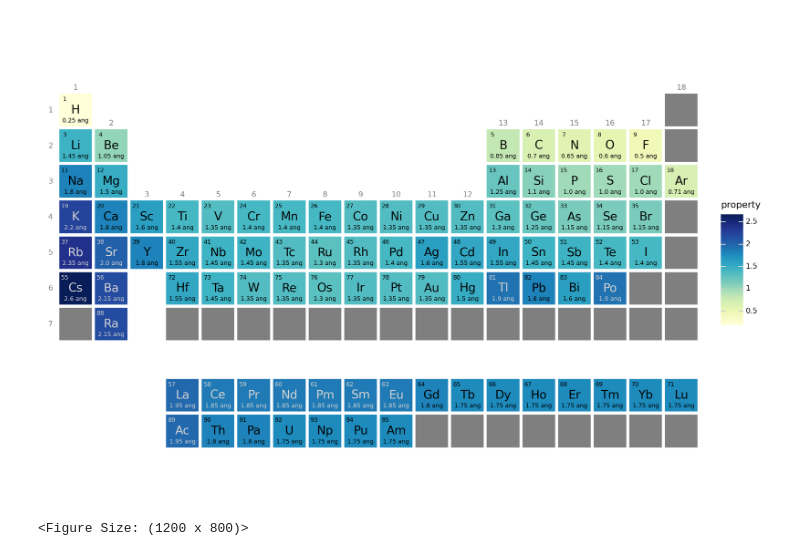
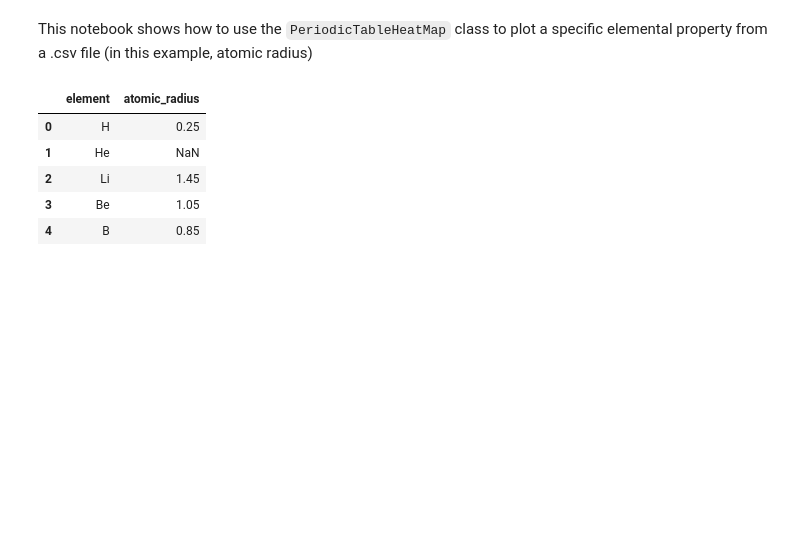
Before and after one commit to elton-ogoshi/pthm, a Jupyter notebook: demo.ipynb, the cells around one changed output. Drawn from its saved outputs; the diff is of its cells as text; code cells hidden in the pictures; blank space fills up the shorter version.

```diff
--- a/demo.ipynb
+++ b/demo.ipynb
@@ -1,37 +1,16 @@
-# %%
-
-import pandas as pd
-from pymatgen.core import Element
-from pthm.core import PeriodicTableHeatMap
-
-
-# Create a dataframe for the periodic table
-heatmap_data = []
-
-for element in Element:
-    if element.row == 6 and element.group  == 3:
-        group_index = element.Z - 53
-        row_index = 9
-    elif element.row == 7 and element.group  == 3:
-        group_index = element.Z - 85
-        row_index = 10
-    else:
-        group_index = element.group
-        row_index = element.row
-
-    heatmap_data.append({
-        'row': row_index,
-        'group': group_index,
-        'property': element.atomic_radius, # Adapt the code here for a custom property
-        'property_str': str(element.atomic_radius), # Adapt the code here for a custom property
-        'symbol': element.symbol,
-        'number': element.Z
-    })
-
-
-df = pd.DataFrame(heatmap_data)
-pt_hm = PeriodicTableHeatMap(df)
-pt_hm.plot()
-# %% [output]
-[figure, removed]
-<Figure Size: (1200 x 800)>
+# %% [markdown]
+This notebook shows how to use the `PeriodicTableHeatMap` class to plot a specific elemental property from a .csv file (in this example, atomic radius)
+# %%
+import pandas as pd
+from pthm.core import PeriodicTableHeatMap
+
+# The dataframe should contain a column called 'elements'.
+df = pd.read_csv('etc/atomic_radius.csv')
+df.head()
+# %% [output]
+|  | element | atomic_radius |
+| 0 | H | 0.25 |
+| 1 | He | NaN |
+| 2 | Li | 1.45 |
+| 3 | Be | 1.05 |
+| 4 | B | 0.85 |
```
Also changed, not shown: parts of 6 cells of this notebook, 5 other files.
